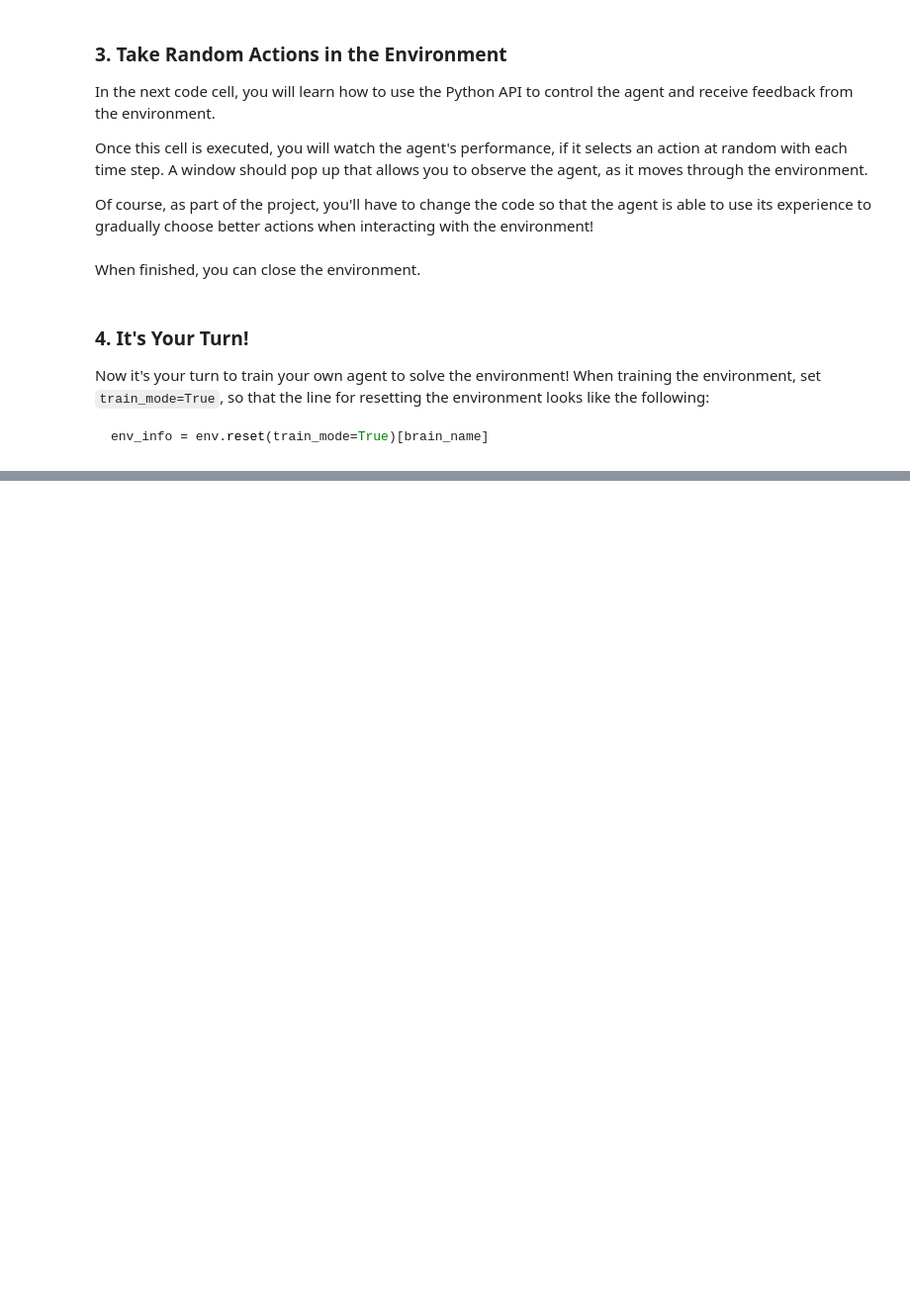
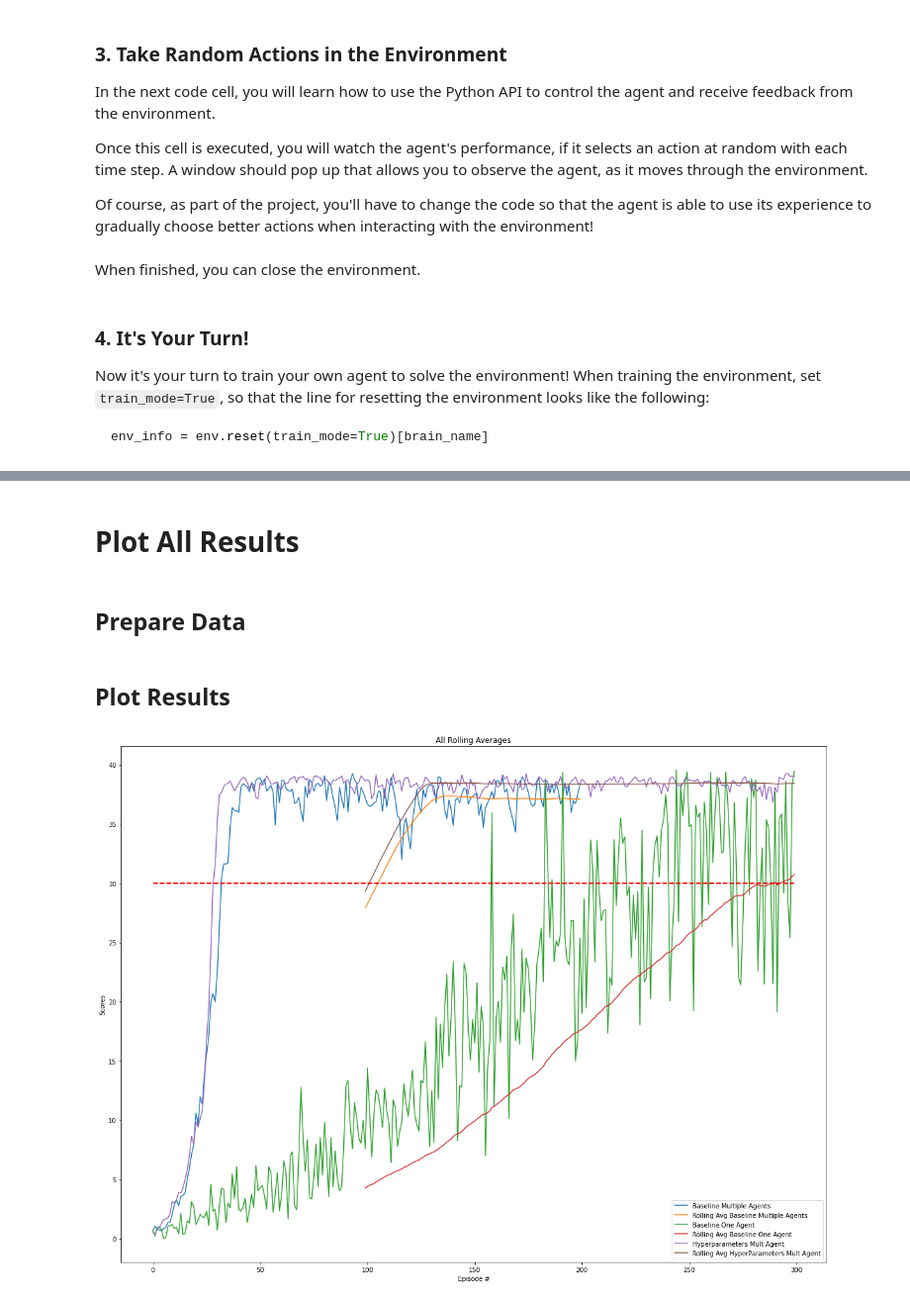
Before and after one commit to joao-d-oliveira/RL-RobotArm, a Jupyter notebook: Continuous_Control.ipynb, the cells around one changed output, grey strips where cells are left out. Shown at 99% size. Drawn from its saved outputs; the diff is of its cells as text; code cells hidden in the pictures; blank space fills up the shorter version.

```diff
--- a/Continuous_Control.ipynb
+++ b/Continuous_Control.ipynb
@@ -254,2 +480,47 @@ plt.show()
+# %% [markdown]
+# Plot All Results
+# %% [markdown]
+## Prepare Data
+# %%
+scoresbaseline_ddpg_Mult = np.load('saved_scores/scoresbaseline_ddpg_Mult_200.npy')
+scoresbaseline_ddpg_One = np.load('saved_scores/scoresbaseline_ddpg_One_300.npy')
+scoreshyperparameters_ddpg_Mult = np.load('saved_scores/scoreshyperparameters_ddpg_Mult_300.npy')
+
+import pandas as pd
+rolling_scoresbaseline_ddpg_Mult = pd.Series(scoresbaseline_ddpg_Mult).rolling(100).mean().values
+rolling_scoresbaseline_ddpg_One = pd.Series(scoresbaseline_ddpg_One).rolling(100).mean().values
+rolling_scoreshyperparameters_ddpg_Mult = pd.Series(scoreshyperparameters_ddpg_Mult).rolling(100).mean().values
+
+all_rolling = [scoresbaseline_ddpg_Mult, rolling_scoresbaseline_ddpg_Mult,
+               scoresbaseline_ddpg_One, rolling_scoresbaseline_ddpg_One,
+               scoreshyperparameters_ddpg_Mult, rolling_scoreshyperparameters_ddpg_Mult]
+
+all_labels = ['Baseline Multiple Agents','Rolling Avg Baseline Multiple Agents',
+              'Baseline One Agent', 'Rolling Avg Baseline One Agent',
+              'Hyperparameters Mult Agent', 'Rolling Avg HyperParameters Mult Agent', ]
+# %% [markdown]
+## Plot Results
+# %%
+import matplotlib.pyplot as plt
+
+# plot the scores
+fig = plt.figure(figsize=(20,15))
+ax = fig.add_subplot(111)
+for lab, scor in zip(all_labels, all_rolling):
+    plt.plot(np.arange(len(scor)), scor, label=lab)
+
+max_len = max(map(len, all_rolling))
+y = np.full(shape=max_len, fill_value=SETUP['PASSING_SCORE'], dtype=np.int8)
+x = np.arange(max_len)
+# adding passing score line
+plt.plot(x, y, color='red', linestyle='dashed',linewidth=2)
+plt.title("All Rolling Averages")
+ax.legend()
+plt.ylabel('Scores')
+plt.xlabel('Episode #')
+plt.savefig('Images/run_allrolling.png')
+plt.show()
+# %% [output]
+[figure, added]
 # %%
 env.close()
```
Also changed, not shown: parts of 27 cells of this notebook.
